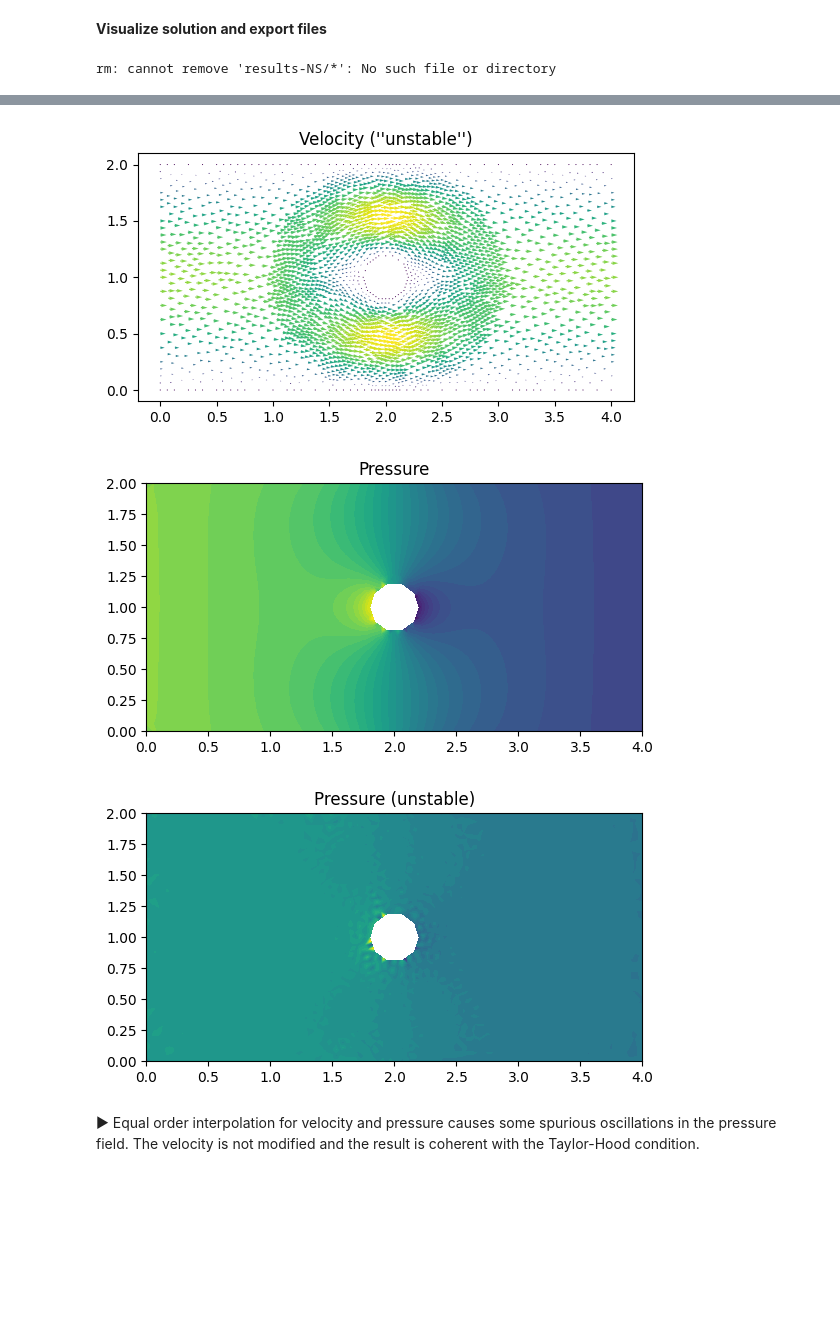
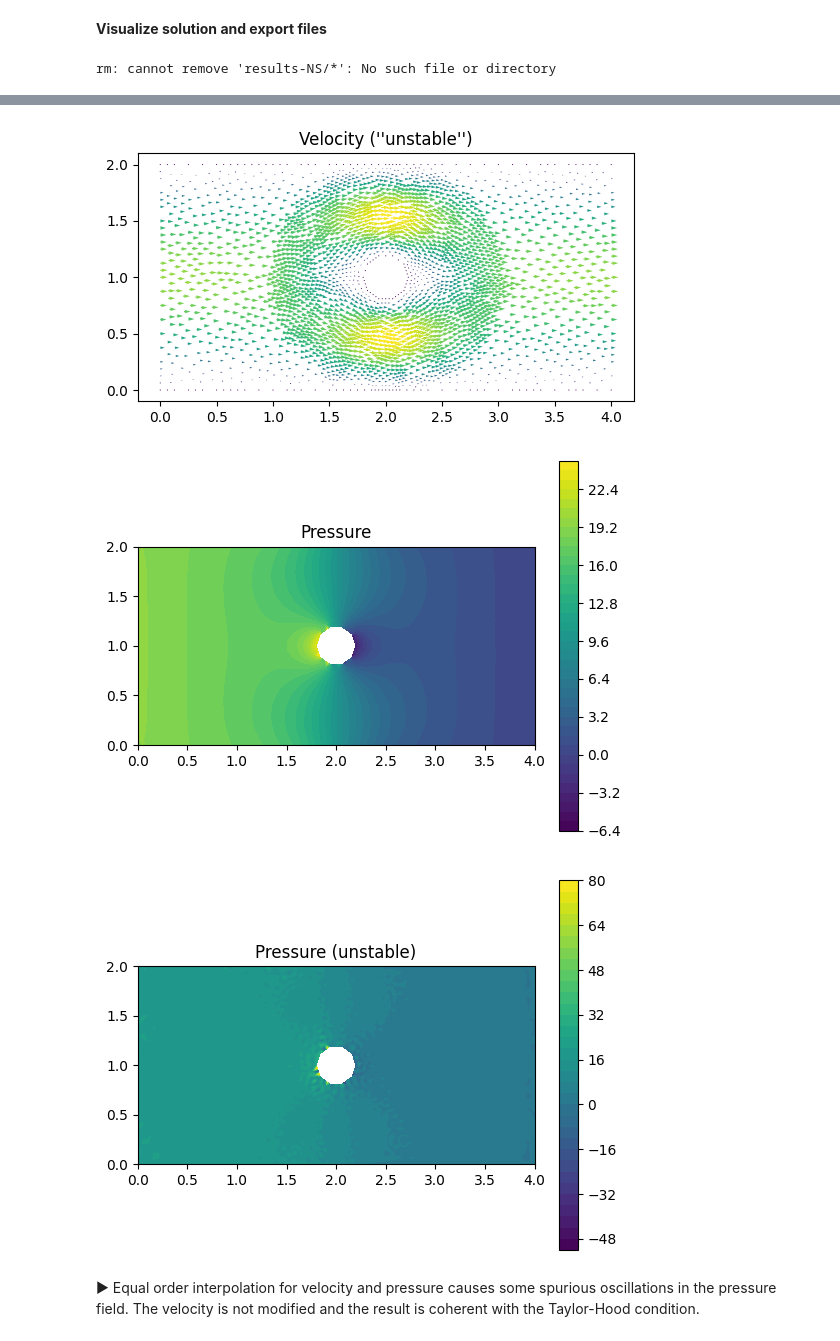
Before and after one commit to katty-anay/Fluid_mechanics_, a Jupyter notebook: Report_Stokes.ipynb, the cells around one changed output, grey strips where cells are left out. Saved outputs shown, nothing was run; the diff lists cells and outputs as text; code cells hidden in the pictures; blank space fills up the shorter version.

```diff
--- a/Report_Stokes.ipynb
+++ b/Report_Stokes.ipynb
@@ -231,38 +221,39 @@ file_u2 = File("results-Stokes/u2.pvd")
 file_p2 = File("results-Etokes/p2.pvd")
 
 u1 = project(u, V)
 p1 = project(p, Q)
 u2 = project(u2, V2)
 p2 = project(p2, Q2)
 
 # Save solution to file
 file_u << u1
 file_p << p1
 file_u2 << u2
 file_p2 << p2
 
 # Plot solution
 plt.figure()
 plot(u1, title="Velocity")
 plt.figure()
 plot(u2, title="Velocity (''unstable'')")
 
 plt.figure()
-plot(p1, title="Pressure")
+im=plot(p1, title="Pressure")
+plt.colorbar(im)
 plt.figure()
-plot(p2, title="Pressure (unstable)")
-
+im=plot(p2, title="Pressure (unstable)")
+plt.colorbar(im)
 plt.show()
 
 # Export files
 #!tar -czvf results-Stokes.tar.gz results-NS
 #files.download('results-Stokes.tar.gz')
 # %% [output]
 rm: cannot remove 'results-NS/*': No such file or directory
 [figure]
 [figure]
-[figure, old version]
+[figure, new version]
-[figure, old version]
+[figure, new version]
 # %% [markdown]
 ▶ Equal order interpolation for velocity and pressure causes some spurious oscillations in the pressure field. The velocity is not modified and the result is coherent with the Taylor-Hood condition.
 # %% [markdown]
```
Also changed, not shown: parts of 6 cells of this notebook.
